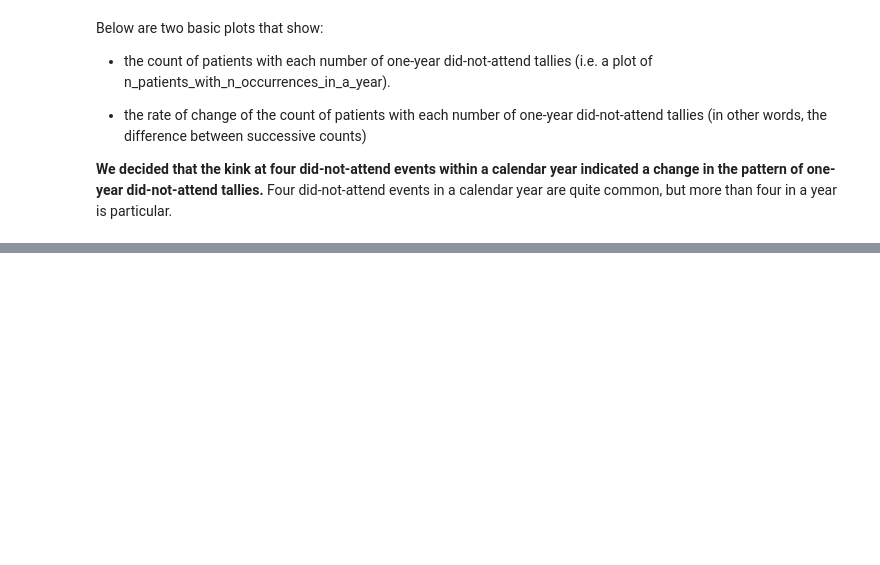
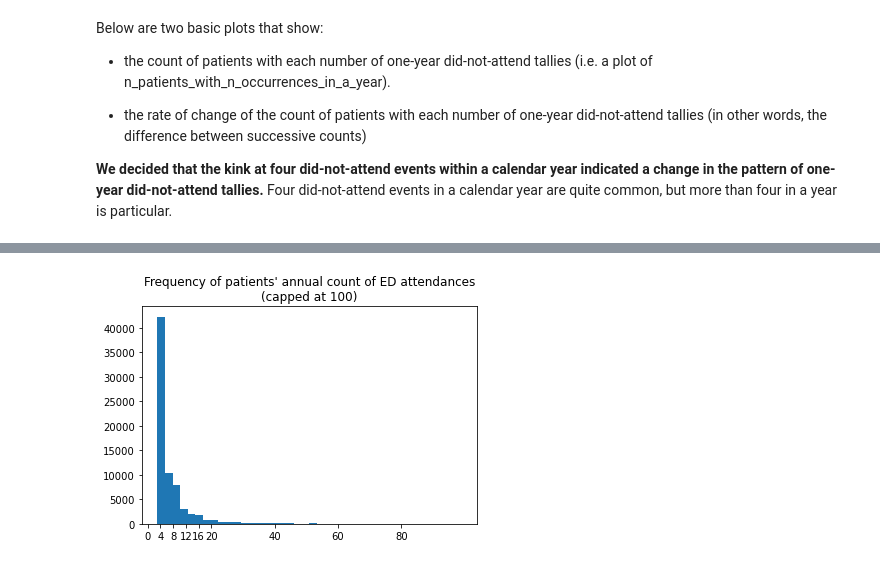
Before and after one commit to ConnectedBradford/c-mcinerney-workspace, a Jupyter notebook: UNSEEN_create_clinician_feature_sets.ipynb, the cells around one changed output, grey strips where cells are left out. Saved outputs shown, nothing was run; the diff lists cells and outputs as text; code cells hidden in the pictures; blank space fills up the shorter version.

```diff
--- a/UNSEEN_create_clinician_feature_sets.ipynb
+++ b/UNSEEN_create_clinician_feature_sets.ipynb
@@ -1138,0 +1284,35 @@ array(['person_id', 'UPSI', 'UPSICYP', 'teenagePregnancy',
+# %%
+sql = \
+"""
+WITH
+tbl_a AS (
+  SELECT
+    person_id
+    ,tbl_ae_start_date AS visit_date
+    ,LAG(tbl_ae_start_date) OVER(PARTITION BY person_id ORDER BY tbl_ae_start_date) AS lag_visit_date
+  FROM
+    `yhcr-prd-phm-bia-core.CB_FDM_Warehouse_ALL.tbl_ae`
+)
+,tbl_b AS (
+  SELECT
+    person_id
+    ,COUNT(person_id) AS cnt_annual_ED_attendence
+  FROM
+    tbl_a
+  WHERE
+    DATE_DIFF(visit_date, lag_visit_date, DAY) BETWEEN 1 AND 365
+  GROUP BY
+    person_id
+)
+SELECT
+  person_id
+  ,cnt_annual_ED_attendence
+FROM
+  tbl_b
+WHERE
+  cnt_annual_ED_attendence BETWEEN 3 AND 100
+ORDER BY
+      cnt_annual_ED_attendence
+"""
+
+fs_recurrentEDattednances = client.query(sql).to_dataframe()
@@ -1138,0 +1335,12 @@ array(['person_id', 'UPSI', 'UPSICYP', 'teenagePregnancy',
+# %%
+matplotlib.pyplot.hist(
+    fs_recurrentEDattednances['cnt_annual_ED_attendence']
+    ,bins = 40
+)
+matplotlib.pyplot.title('Frequency of patients\' annual count of ED attendances\n(capped at 100)')
+matplotlib.pyplot.xticks(
+        numpy.concatenate((numpy.arange(0, 19, 4), numpy.arange(20, 100, 20)))
+)
+matplotlib.pyplot.show()
+# %% [output]
+[figure, added]
```
Also changed, not shown: parts of 25 cells of this notebook.
